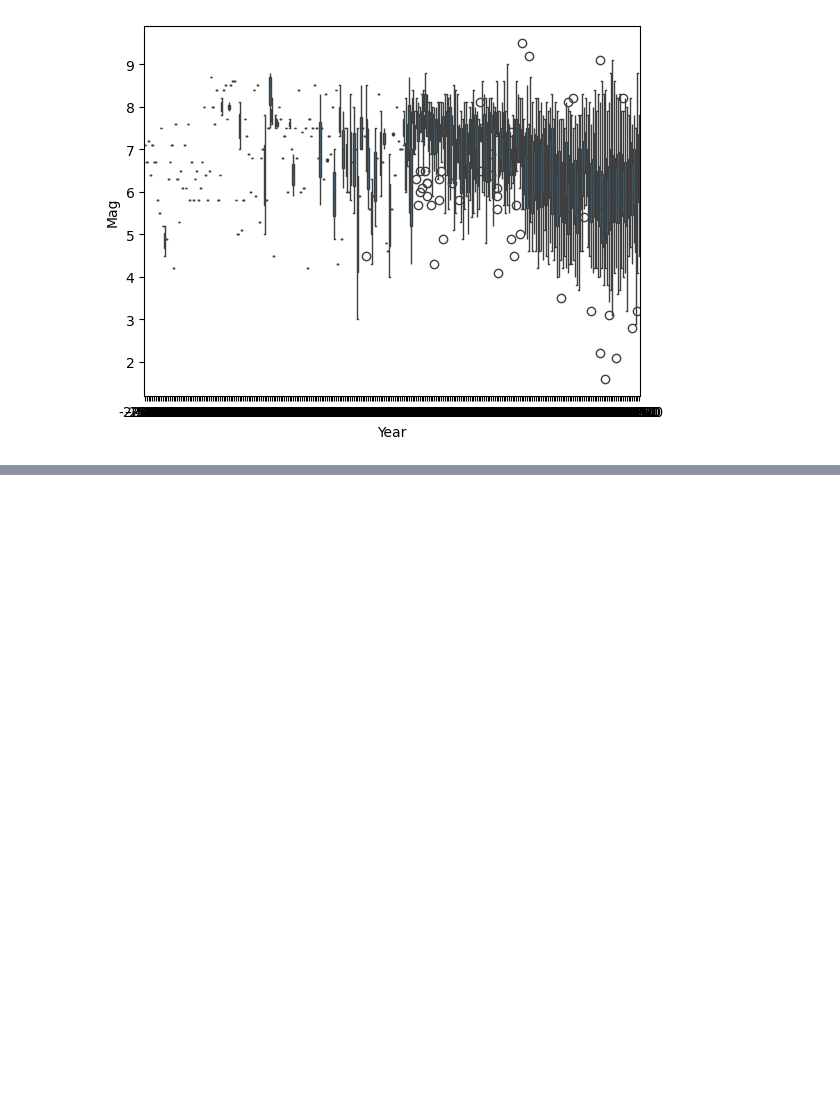
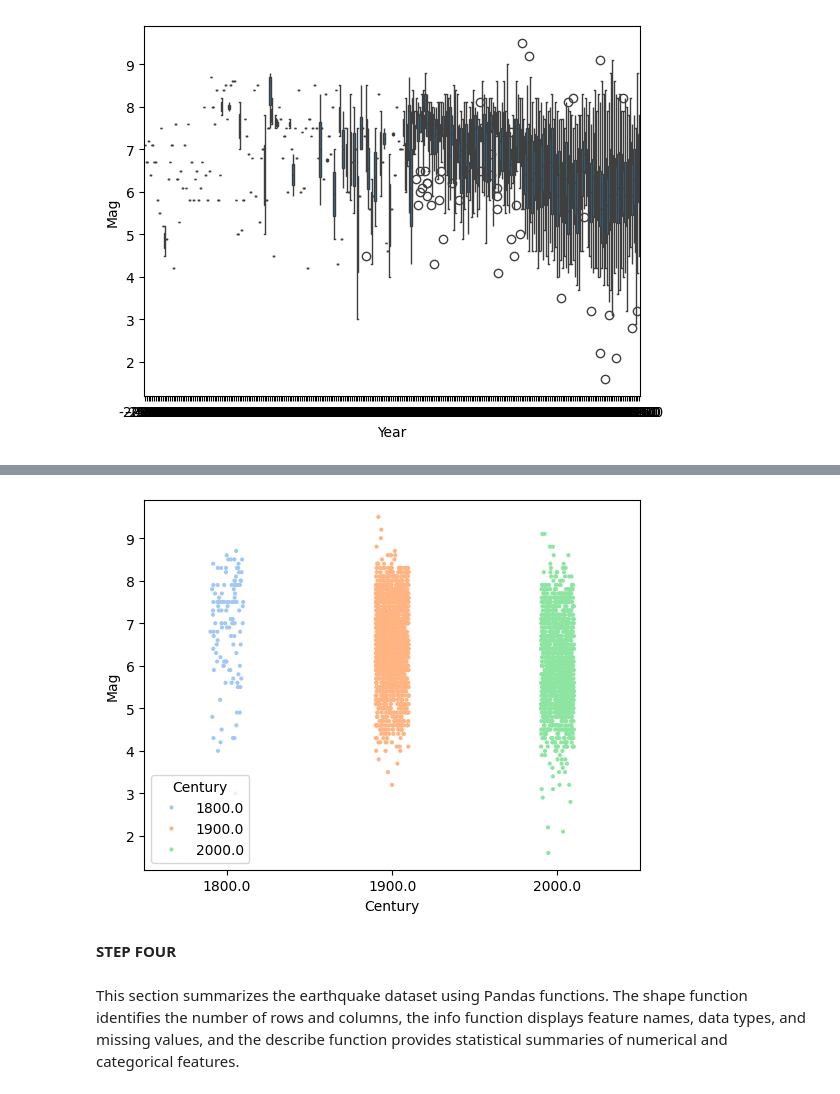
Before and after one commit to tylerdunc101/Earthquake-Project, a Jupyter notebook: Earthquake_Exploration.ipynb, the cells around one changed output, grey strips where cells are left out. Saved outputs shown, nothing was run; the diff lists cells and outputs as text; code cells hidden in the pictures; blank space fills up the shorter version.

```diff
--- a/Earthquake_Exploration.ipynb
+++ b/Earthquake_Exploration.ipynb
@@ -59,0 +170,10 @@ plt.show()
+# %%
+
+sns.stripplot(x="Century",y="Mag",data=cleanyeareq[cleanyeareq["Year"] >= 1800],jitter=True,size=3,hue = "Century",palette = "pastel")
+plt.show()
+# %% [output]
+[figure, added]
+# %% [markdown]
+**STEP FOUR**
+# %% [markdown]
+This section summarizes the earthquake dataset using Pandas functions. The shape function identifies the number of rows and columns, the info function displays feature names, data types, and missing values, and the describe function provides statistical summaries of numerical and categorical features.
```
Also changed, not shown: parts of 39 cells of this notebook.
